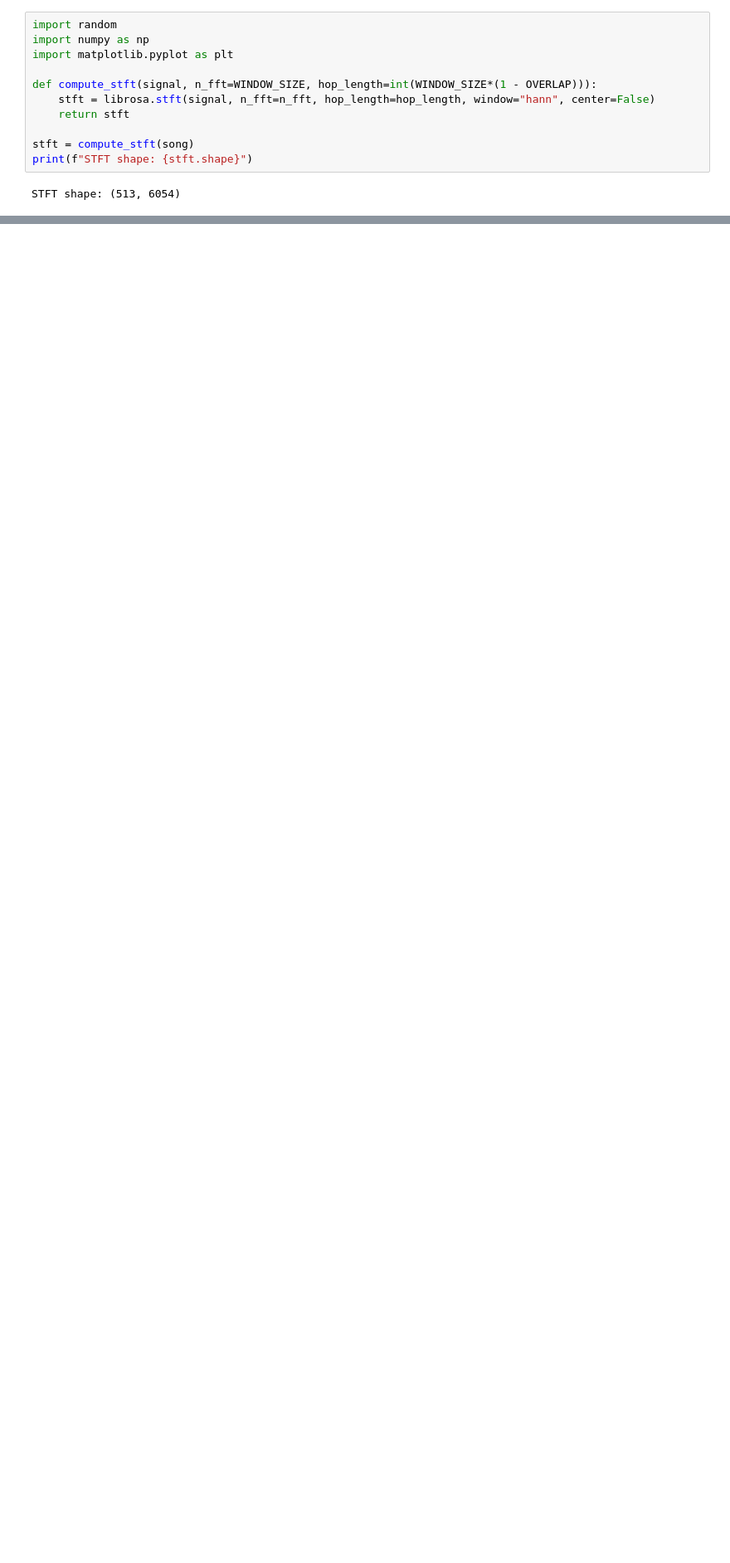
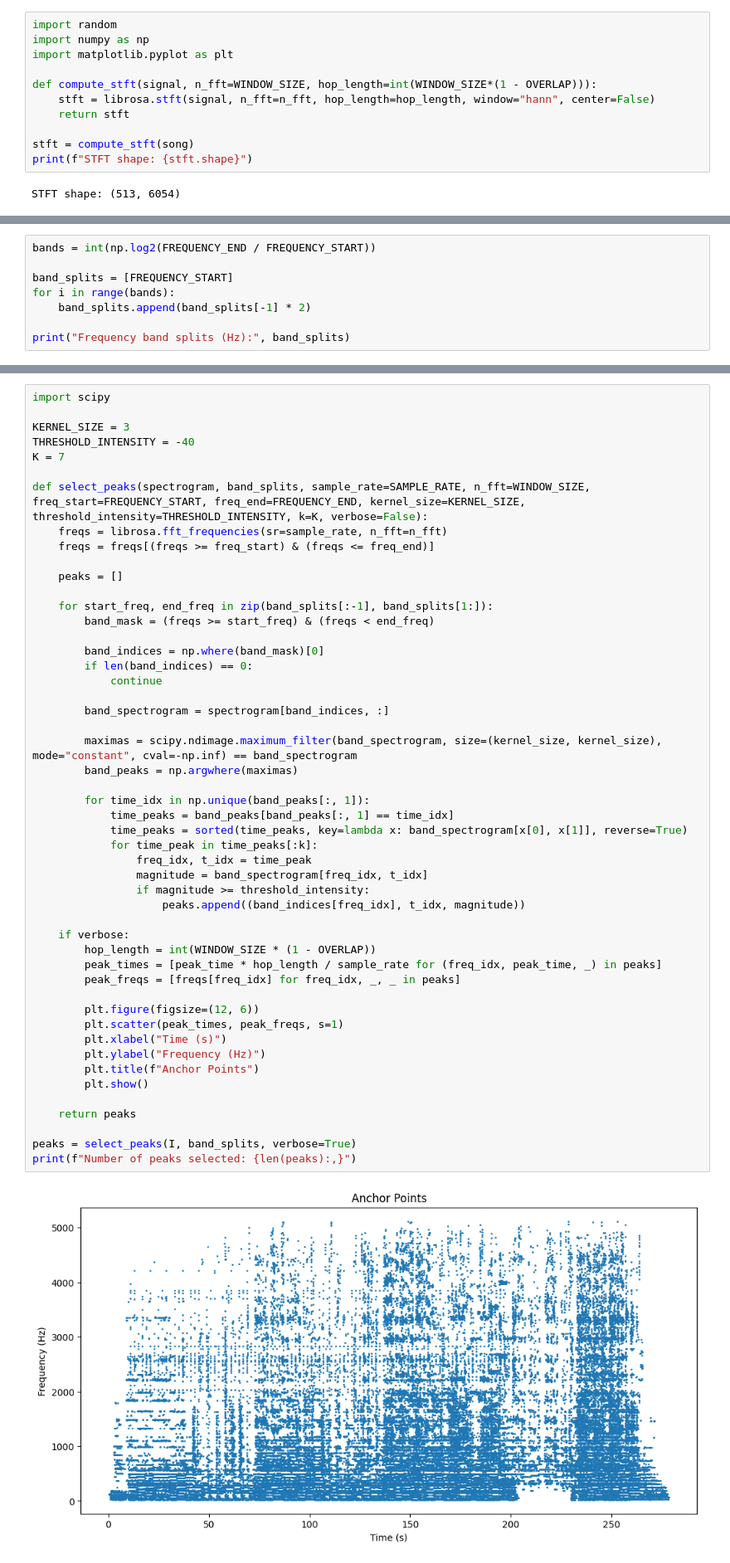
Before and after one commit to kanavgoyal898/OpenID, a Jupyter notebook: test.ipynb, the cells around one changed output, grey strips where cells are left out. Shown at 83% size. Drawn from its saved outputs; the diff is of its cells as text; blank space fills up the shorter version.

Commit message:
Add Anchor Points

```diff
--- a/test.ipynb
+++ b/test.ipynb
@@ -74,0 +79,8 @@ Spectrogram shape: (463, 6054)
+# %%
+bands = int(np.log2(FREQUENCY_END / FREQUENCY_START))
+
+band_splits = [FREQUENCY_START]
+for i in range(bands):
+    band_splits.append(band_splits[-1] * 2)
+
+print("Frequency band splits (Hz):", band_splits)
@@ -74,0 +89,52 @@ Spectrogram shape: (463, 6054)
+# %%
+import scipy
+
+KERNEL_SIZE = 3
+THRESHOLD_INTENSITY = -40
+K = 7
+
+def select_peaks(spectrogram, band_splits, sample_rate=SAMPLE_RATE, n_fft=WINDOW_SIZE, freq_start=FREQUENCY_START, freq_end=FREQUENCY_END, kernel_size=KERNEL_SIZE, threshold_intensity=THRESHOLD_INTENSITY, k=K, verbose=False):
+    freqs = librosa.fft_frequencies(sr=sample_rate, n_fft=n_fft)
+    freqs = freqs[(freqs >= freq_start) & (freqs <= freq_end)]
+
+    peaks = []
+
+    for start_freq, end_freq in zip(band_splits[:-1], band_splits[1:]):
+        band_mask = (freqs >= start_freq) & (freqs < end_freq)
+
+        band_indices = np.where(band_mask)[0]
+        if len(band_indices) == 0:
+            continue
+
+        band_spectrogram = spectrogram[band_indices, :]
+
+        maximas = scipy.ndimage.maximum_filter(band_spectrogram, size=(kernel_size, kernel_size), mode="constant", cval=-np.inf) == band_spectrogram
+        band_peaks = np.argwhere(maximas)
+
+        for time_idx in np.unique(band_peaks[:, 1]):
+            time_peaks = band_peaks[band_peaks[:, 1] == time_idx]
+            time_peaks = sorted(time_peaks, key=lambda x: band_spectrogram[x[0], x[1]], reverse=True)
+            for time_peak in time_peaks[:k]:
+                freq_idx, t_idx = time_peak
+                magnitude = band_spectrogram[freq_idx, t_idx]
+                if magnitude >= threshold_intensity:
+                    peaks.append((band_indices[freq_idx], t_idx, magnitude))
+
+    if verbose:
+        hop_length = int(WINDOW_SIZE * (1 - OVERLAP))
+        peak_times = [peak_time * hop_length / sample_rate for (freq_idx, peak_time, _) in peaks]
+        peak_freqs = [freqs[freq_idx] for freq_idx, _, _ in peaks]
+
+        plt.figure(figsize=(12, 6))
+        plt.scatter(peak_times, peak_freqs, s=1)
+        plt.xlabel("Time (s)")
+        plt.ylabel("Frequency (Hz)")
+        plt.title(f"Anchor Points")
+        plt.show()
+
+    return peaks
+
+peaks = select_peaks(I, band_splits, verbose=True)
+print(f"Number of peaks selected: {len(peaks):,}")
+# %% [output]
+[figure, added]
```
Also changed, not shown: parts of 3 cells of this notebook.
